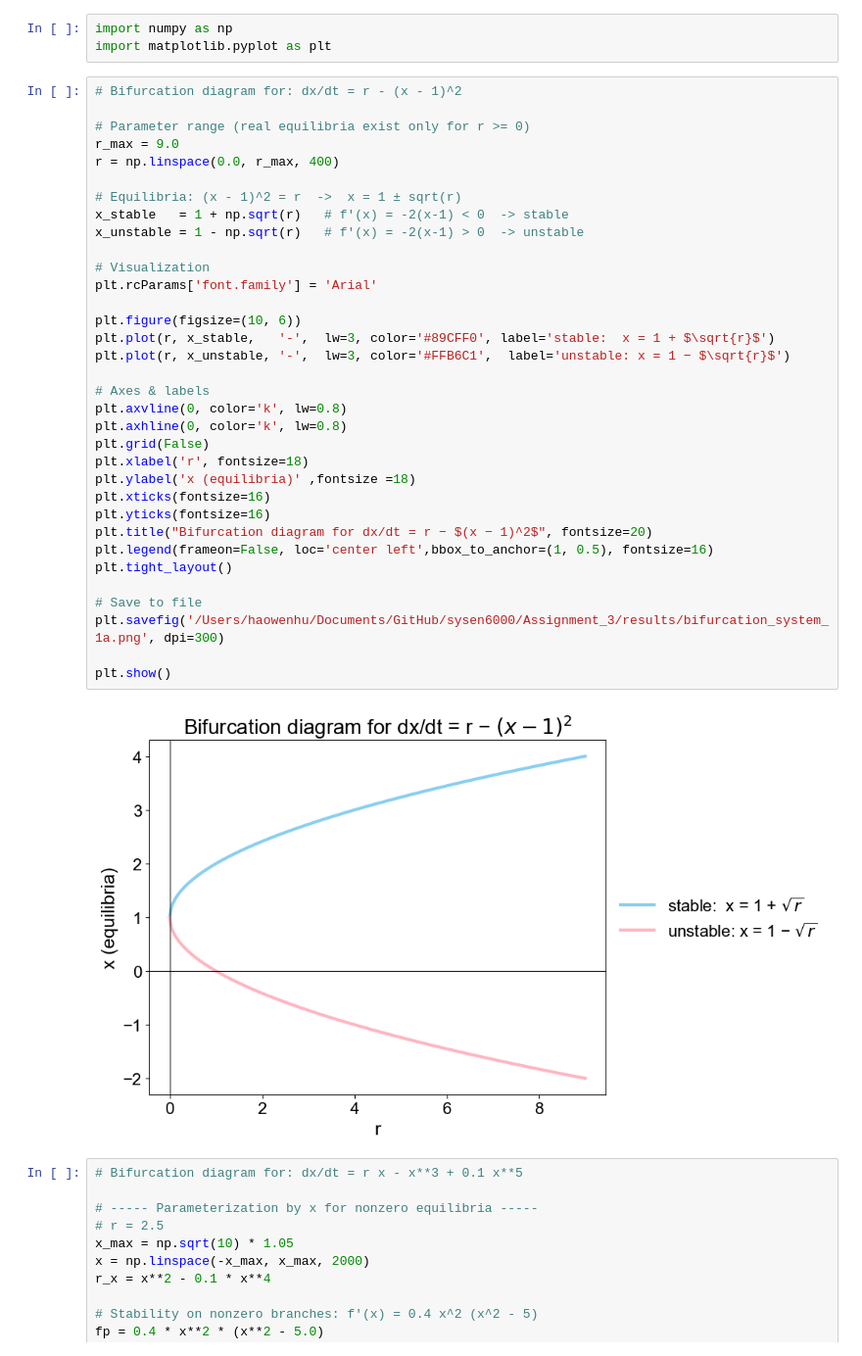
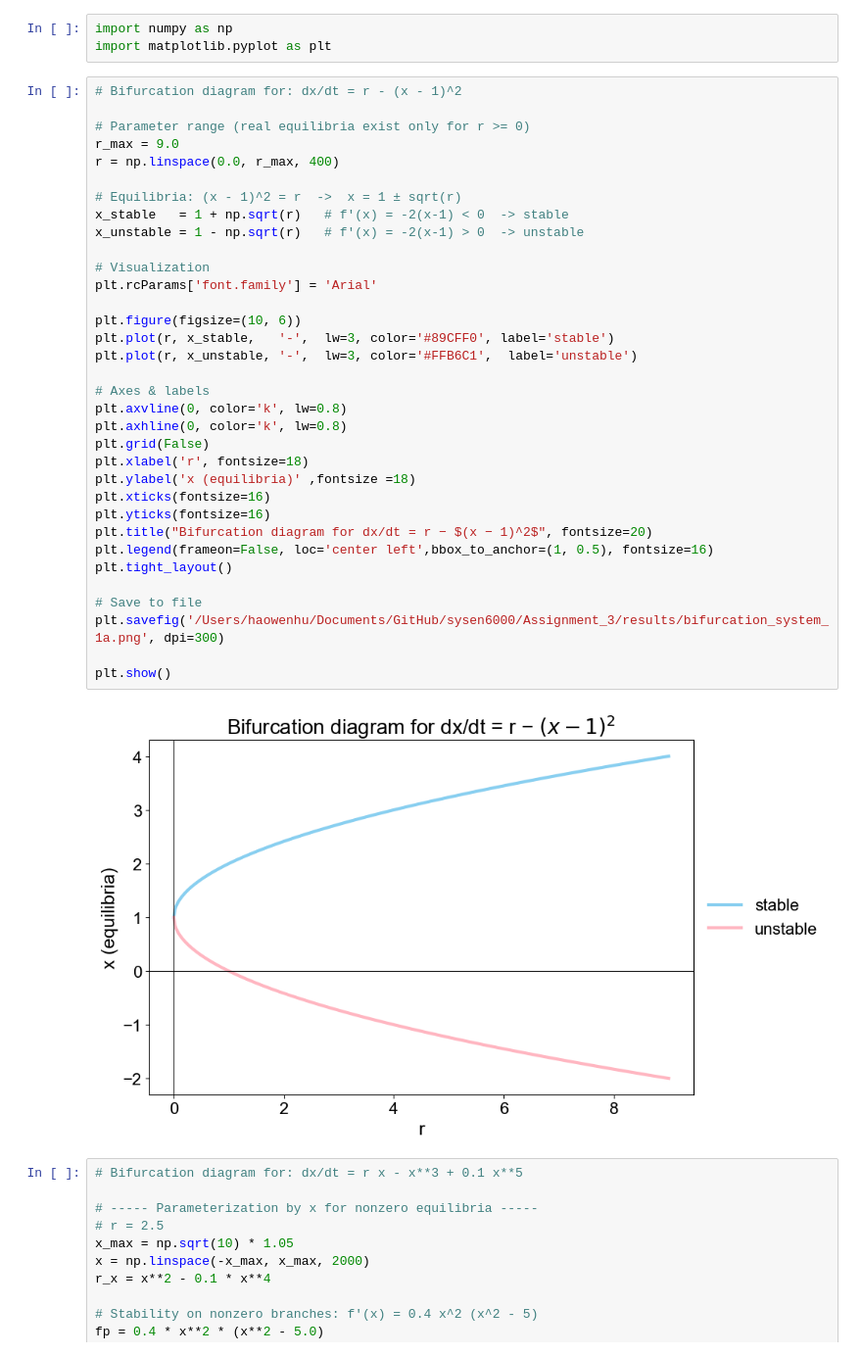
Before and after one commit to tomhuhh/sysen6000, a Jupyter notebook: Assignment_3/bifurcation.ipynb, the cells around one changed output. Shown at 98% size. Drawn from its saved outputs; the diff is of its cells as text.

Commit message:
Update bifurcation analysis notebook and results
Updated the configuration for plotting

```diff
--- a/Assignment_3/bifurcation.ipynb
+++ b/Assignment_3/bifurcation.ipynb
@@ -7,36 +7,36 @@ import matplotlib.pyplot as plt
 # Parameter range (real equilibria exist only for r >= 0)
 r_max = 9.0
 r = np.linspace(0.0, r_max, 400)
 
 # Equilibria: (x - 1)^2 = r  ->  x = 1 ± sqrt(r)
 x_stable   = 1 + np.sqrt(r)   # f'(x) = -2(x-1) < 0  -> stable
 x_unstable = 1 - np.sqrt(r)   # f'(x) = -2(x-1) > 0  -> unstable
 
 # Visualization
 plt.rcParams['font.family'] = 'Arial'
 
 plt.figure(figsize=(10, 6))
-plt.plot(r, x_stable,   '-',  lw=3, color='#89CFF0', label='stable:  x = 1 + $\sqrt{r}$')
-plt.plot(r, x_unstable, '-',  lw=3, color='#FFB6C1',  label='unstable: x = 1 − $\sqrt{r}$')
+plt.plot(r, x_stable,   '-',  lw=3, color='#89CFF0', label='stable')
+plt.plot(r, x_unstable, '-',  lw=3, color='#FFB6C1',  label='unstable')
 
 # Axes & labels
 plt.axvline(0, color='k', lw=0.8)
 plt.axhline(0, color='k', lw=0.8)
 plt.grid(False)
 plt.xlabel('r', fontsize=18)
 plt.ylabel('x (equilibria)' ,fontsize =18)
 plt.xticks(fontsize=16)
 plt.yticks(fontsize=16)
 plt.title("Bifurcation diagram for dx/dt = r − $(x − 1)^2$", fontsize=20)
 plt.legend(frameon=False, loc='center left',bbox_to_anchor=(1, 0.5), fontsize=16)
 plt.tight_layout()
 
 # Save to file
 plt.savefig('/Users/haowenhu/Documents/GitHub/sysen6000/Assignment_3/results/bifurcation_system_1a.png', dpi=300)
 
 plt.show()
 # %% [output]
-[figure, old version]
+[figure, new version]
 # %%
 # Bifurcation diagram for: dx/dt = r x - x**3 + 0.1 x**5
 
```
Also changed, not shown: parts of 1 cell of this notebook, 3 other files.
